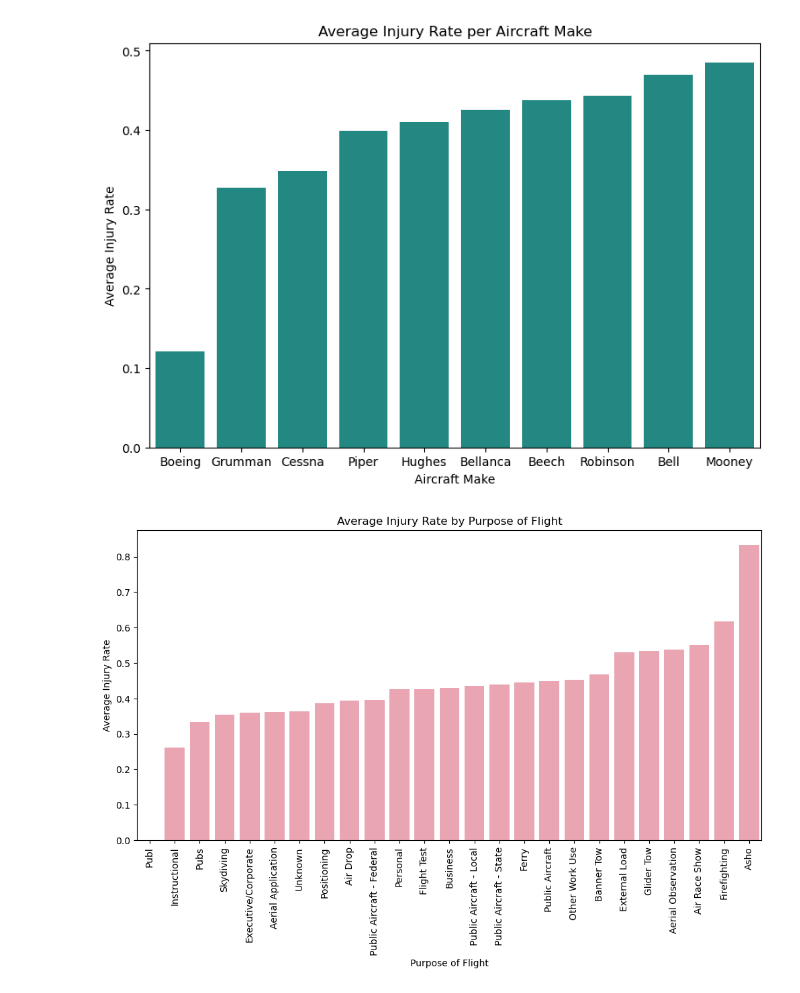
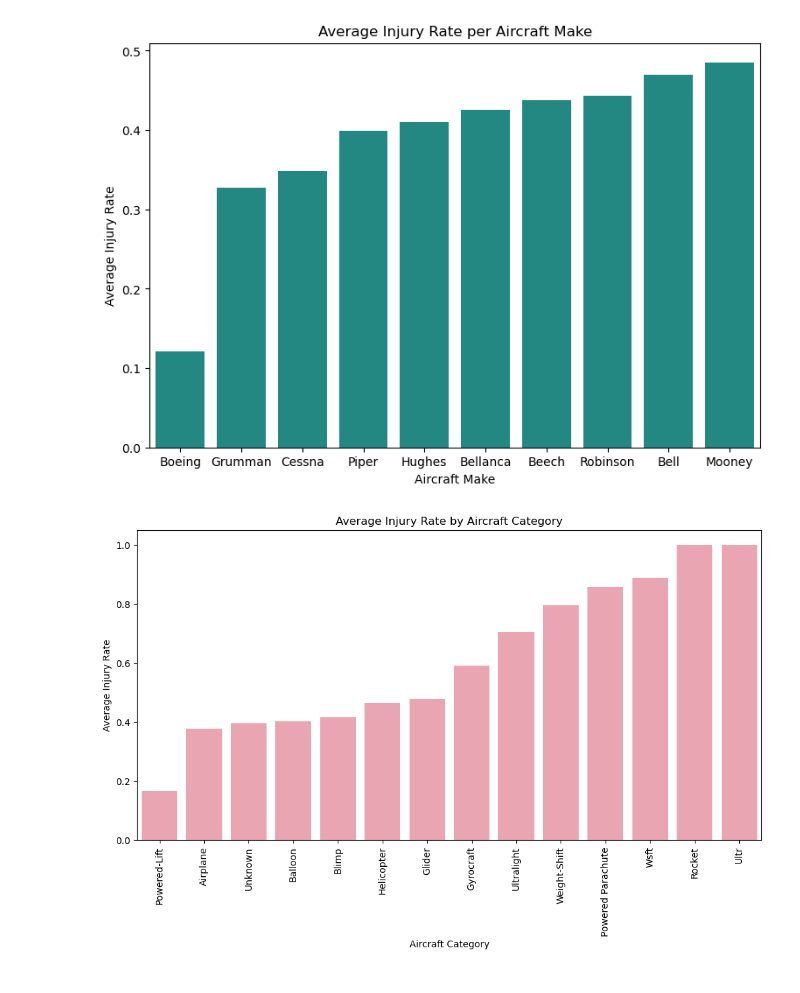
Before and after one commit to StacyMogeni/phase1_project, a Jupyter notebook: Untitled.ipynb, the cells around one changed output. Cells and saved outputs as stored; diff of their text form; code cells hidden in the pictures.

```diff
--- a/Untitled.ipynb
+++ b/Untitled.ipynb
@@ -781,14 +771,14 @@ plt.show()
 [figure]
 # %%
 # Calculate average injury rate per flight purpose
-avg_injury_rate = df1.groupby('purpose_of_flight')['injury_rate'].mean().sort_values()
+avg_injury_rate = df1.groupby('aircraft_category')['injury_rate'].mean().sort_values()
 
 plt.figure(figsize=(12, 6))
 sns.barplot(x=avg_injury_rate.index, y=avg_injury_rate.values, color="#F49BAB")
-plt.title('Average Injury Rate by Purpose of Flight')
+plt.title('Average Injury Rate by Aircraft Category')
 plt.ylabel('Average Injury Rate')
-plt.xlabel('Purpose of Flight')
+plt.xlabel('Aircraft Category')
 plt.xticks(rotation=90)
 plt.show()
 # %% [output]
-[figure, old version]
+[figure, new version]
```
Also changed, not shown: parts of 2 cells of this notebook.
